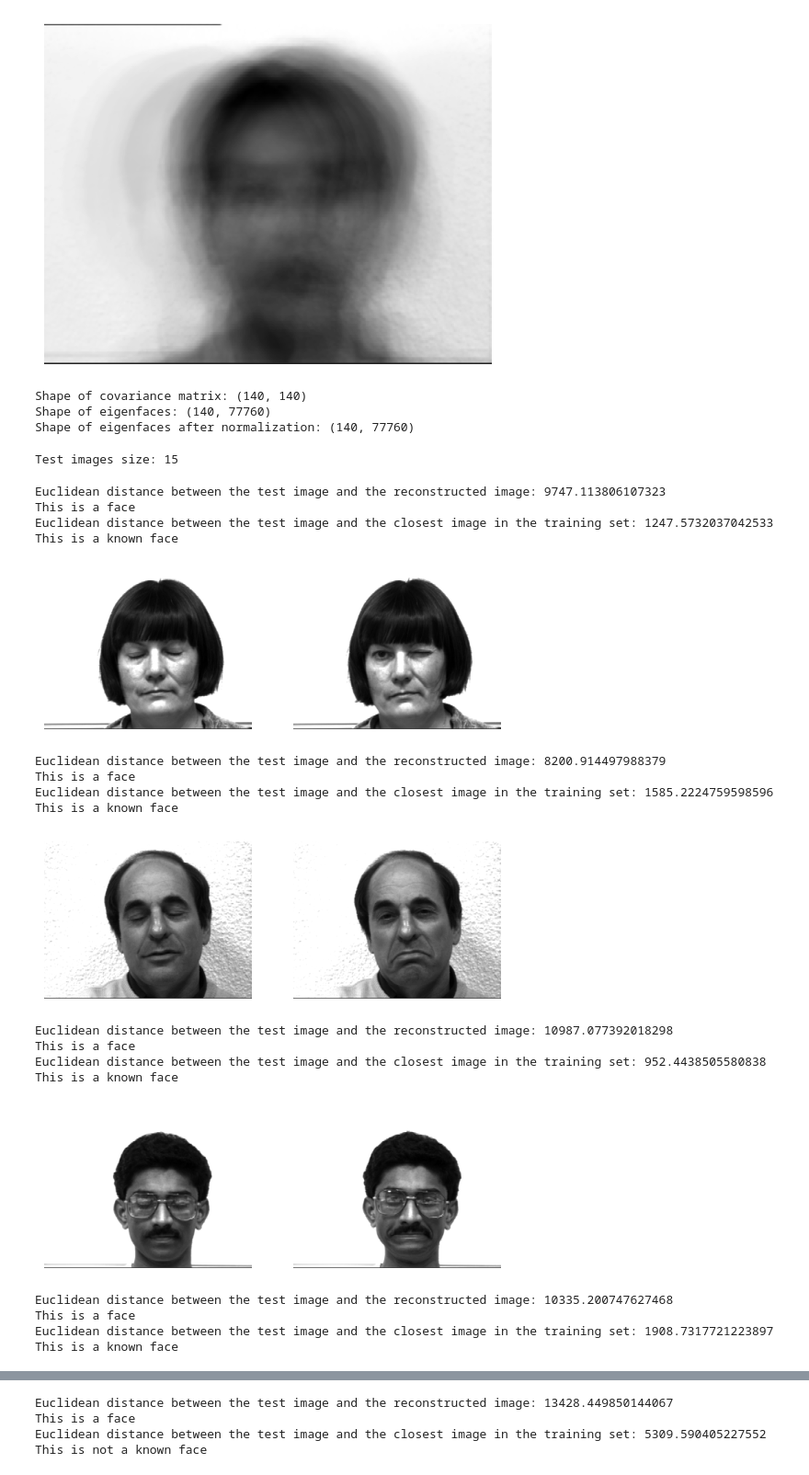
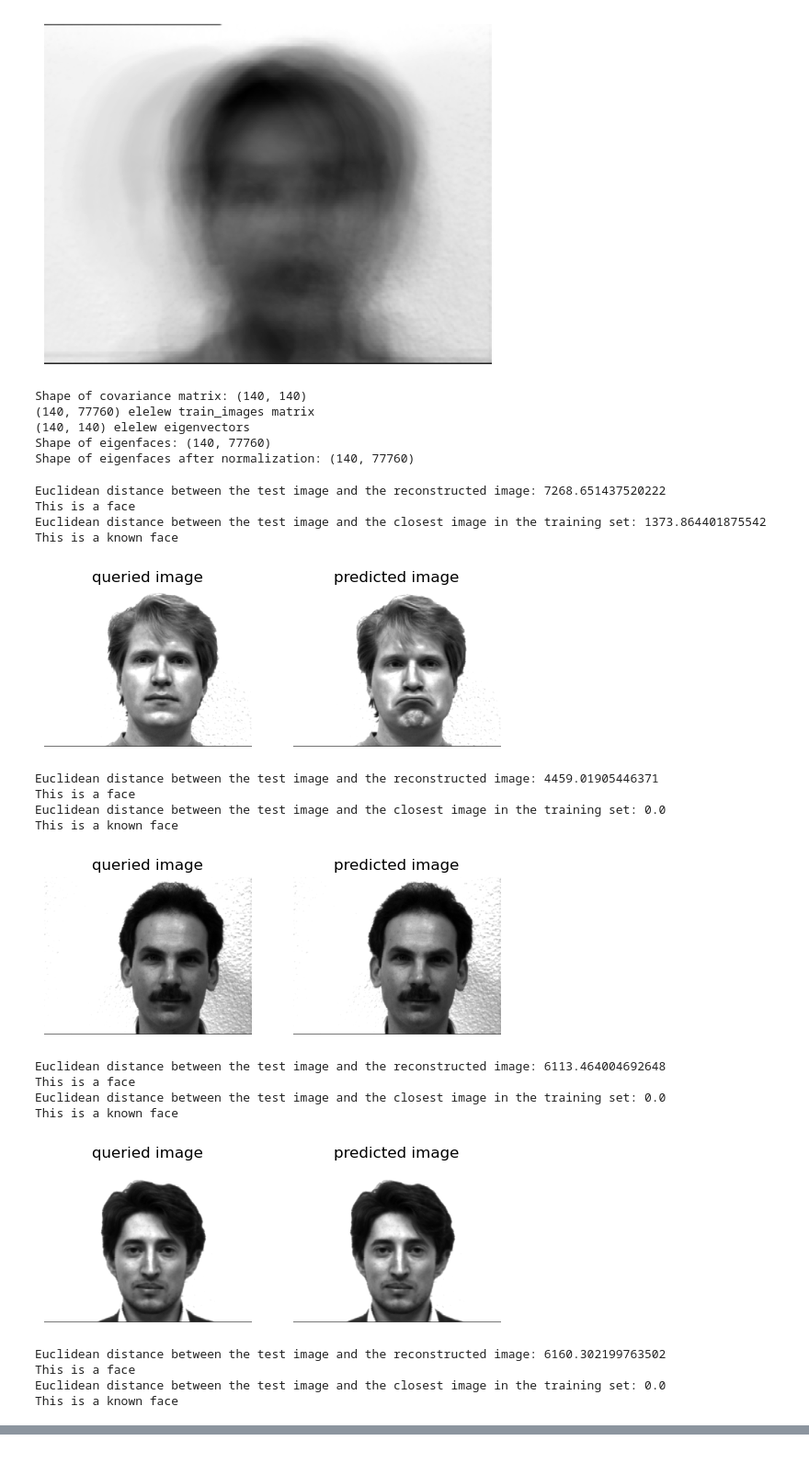
Before and after one commit to YosefAyele/Face-Recognition-And-Detection, a Jupyter notebook: eigenfaces/eigenfaces.ipynb, the cells around one changed output, grey strips where cells are left out. Shown: that part at 92% size. Drawn from its saved outputs; the diff is of its cells as text; code cells hidden in the pictures.

```diff
--- a/eigenfaces/eigenfaces.ipynb
+++ b/eigenfaces/eigenfaces.ipynb
@@ -11,7 +11,7 @@ images = [] # will contain all images
 normal_images = [] # will contain only the normal images
 train_images = [] # will contain only the normal images
 test_images = [] # will contain every other image
-image_types = ['glasses', 'centerlight', 'normal', 'rightlight', 'sad', 'wink', 'surprised', 'noglasses', 'happy', 'leftlight', 'sleepy']
+image_types = ['glasses', 'centerlight', 'sleepy', 'rightlight', 'sad', 'wink', 'surprised', 'noglasses', 'happy', 'leftlight', 'normal']
 for i in range(1, 15):
     for j in range(10):
         image = plt.imread(image_path + 'subject' + str(i).zfill(2) + '.' + str(image_types[j]))
@@ -64,7 +64,8 @@ Here is the mean face:
 [figure]
 # %%
 # calculate the covariance matrix of the training data
-cov_matrix = np.cov(train_images) / len(train_images)
+# cov_matrix = np.cov(train_images) / len(train_images)
+cov_matrix = train_images.dot(train_images.T) / len(train_images)
 print("Shape of covariance matrix:", cov_matrix.shape)
 
 eigenvalues, eigenvectors = np.linalg.eig(cov_matrix)
@@ -73,6 +74,8 @@ eigenvalues, eigenvectors = np.linalg.eig(cov_matrix)
 idx = eigenvalues.argsort()[::-1] # sort in descending order
 eigenvalues = eigenvalues[idx] # sorted eigenvalues
 eigenvectors = eigenvectors[:, idx] # sorted eigenvectors
+
+
 
 # compute the eigenfaces
 eigenfaces = np.dot(train_images.T, eigenvectors).T
@@ -86,6 +89,8 @@ for i in range(len(eigenfaces)):
 print("Shape of eigenfaces after normalization:", eigenfaces.shape)
 # %% [output]
 Shape of covariance matrix: (140, 140)
+(140, 77760) elelew train_images matrix
+(140, 140) elelew eigenvectors
 Shape of eigenfaces: (140, 77760)
 Shape of eigenfaces after normalization: (140, 77760)
 # %%
@@ -135,37 +140,36 @@ def test(image_idx):
 
     # plot the closest image
     plt.title("Closest image vs test image")
+
     plt.subplot(1, 2, 1)
+    plt.title("queried image")
     plt.imshow((test_image + mean_face).reshape(height, width), cmap='gray')
     plt.axis('off')
     plt.subplot(1, 2, 2)
+    plt.title("predicted image")
     plt.imshow((train_images[min_distance_index] + mean_face).reshape(height, width), cmap='gray')
     plt.axis('off')
     plt.show()
-# %%
-print("Test images size:", len(test_images))
-# %% [output]
-Test images size: 15
 # %%
-for i in range(10, 15):
+for i in range(4):
     test(i)
 # %% [output]
-Euclidean distance between the test image and the reconstructed image: 9747.113806107323
+Euclidean distance between the test image and the reconstructed image: 7268.651437520222
 This is a face
-Euclidean distance between the test image and the closest image in the training set: 1247.5732037042533
+Euclidean distance between the test image and the closest image in the training set: 1373.864401875542
 This is a known face
-[figure, old version]
+[figure, new version]
-Euclidean distance between the test image and the reconstructed image: 8200.914497988379
+Euclidean distance between the test image and the reconstructed image: 4459.01905446371
 This is a face
-Euclidean distance between the test image and the closest image in the training set: 1585.2224759598596
+Euclidean distance between the test image and the closest image in the training set: 0.0
 This is a known face
-[figure, old version]
+[figure, new version]
-Euclidean distance between the test image and the reconstructed image: 10987.077392018298
+Euclidean distance between the test image and the reconstructed image: 6113.464004692648
 This is a face
-Euclidean distance between the test image and the closest image in the training set: 952.4438505580838
+Euclidean distance between the test image and the closest image in the training set: 0.0
 This is a known face
-[figure, old version]
+[figure, new version]
-Euclidean distance between the test image and the reconstructed image: 10335.200747627468
+Euclidean distance between the test image and the reconstructed image: 6160.302199763502
 This is a face
-Euclidean distance between the test image and the closest image in the training set: 1908.7317721223897
+Euclidean distance between the test image and the closest image in the training set: 0.0
 This is a known face
@@ -173,4 +176,0 @@ This is a known face
-Euclidean distance between the test image and the reconstructed image: 13428.449850144067
-This is a face
-Euclidean distance between the test image and the closest image in the training set: 5309.590405227552
-This is not a known face
```
Also changed, not shown: parts of 1 cell of this notebook, 2 other files.
